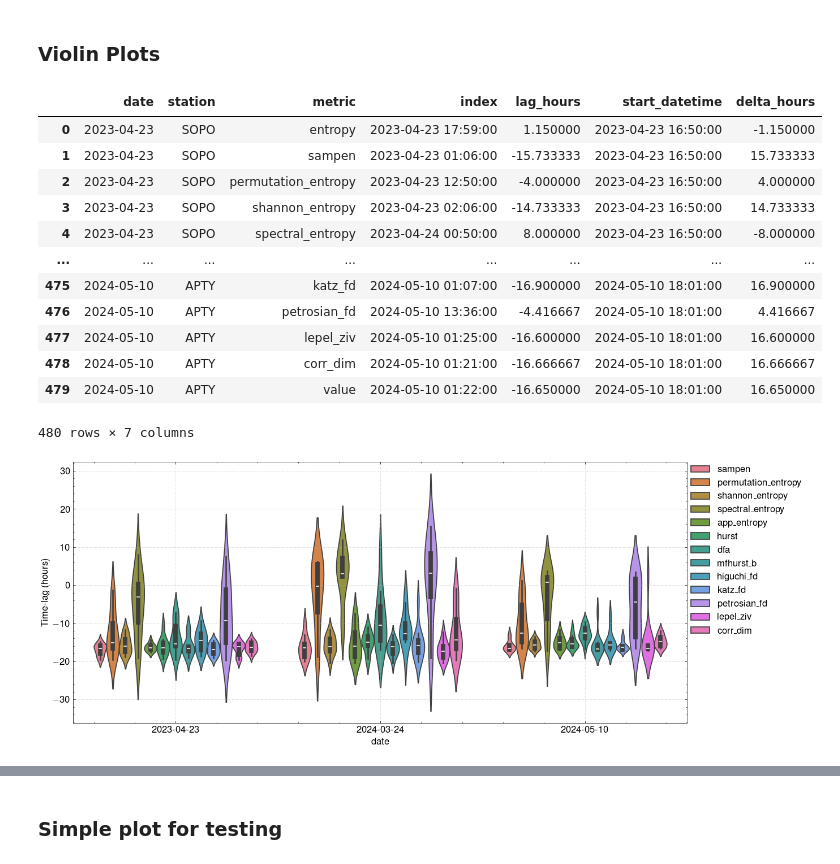
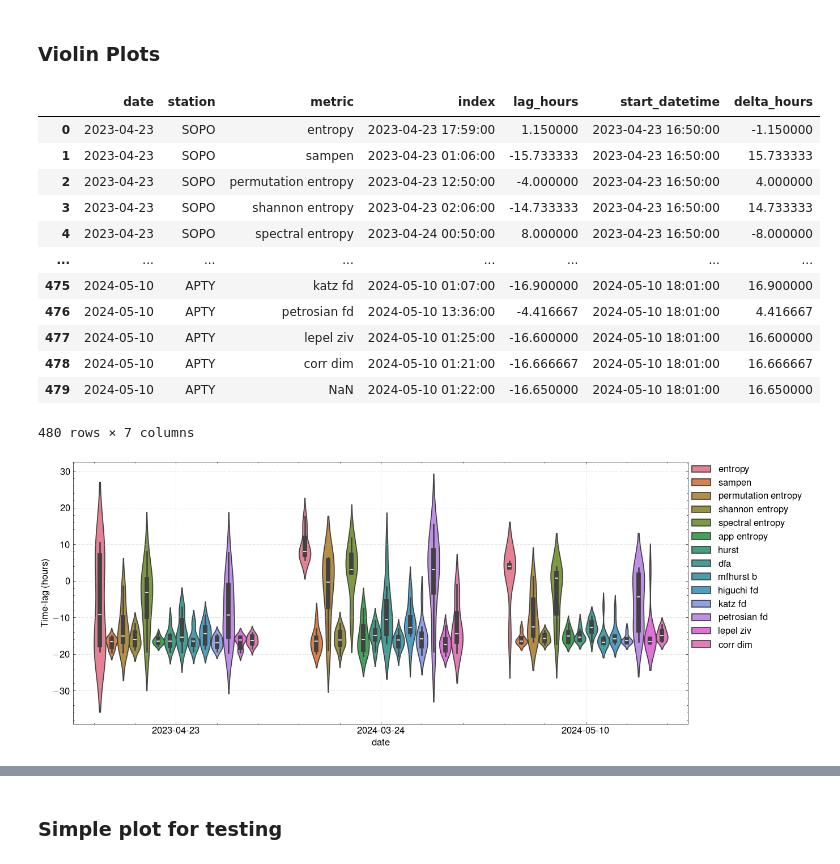
Before and after one commit to dosquisd/NMDB, a Jupyter notebook: 004_predictions.ipynb, the cells around one changed output, grey strips where cells are left out. Drawn from its saved outputs; the diff is of its cells as text; code cells hidden in the pictures.

```diff
--- a/004_predictions.ipynb
+++ b/004_predictions.ipynb
@@ -225,32 +227,41 @@ for date in date_events:
 # %%
 new_df = df.copy()
 new_df["start_datetime"] = start_datetimes
 new_df["delta_hours"] = delta_hours
+
+new_df["metric"] = new_df["metric"].map(
+    {
+        metric_original: metric_original.replace("_", " ")
+        for metric_original in METRICS
+    }
+)
+
 new_df
 # %% [output]
 |  | date | station | metric | index | lag_hours | start_datetime | delta_hours |
 | 0 | 2023-04-23 | SOPO | entropy | 2023-04-23 17:59:00 | 1.150000 | 2023-04-23 16:50:00 | -1.150000 |
 | 1 | 2023-04-23 | SOPO | sampen | 2023-04-23 01:06:00 | -15.733333 | 2023-04-23 16:50:00 | 15.733333 |
-| 2 | 2023-04-23 | SOPO | permutation_entropy | 2023-04-23 12:50:00 | -4.000000 | 2023-04-23 16:50:00 | 4.000000 |
-| 3 | 2023-04-23 | SOPO | shannon_entropy | 2023-04-23 02:06:00 | -14.733333 | 2023-04-23 16:50:00 | 14.733333 |
-| 4 | 2023-04-23 | SOPO | spectral_entropy | 2023-04-24 00:50:00 | 8.000000 | 2023-04-23 16:50:00 | -8.000000 |
+| 2 | 2023-04-23 | SOPO | permutation entropy | 2023-04-23 12:50:00 | -4.000000 | 2023-04-23 16:50:00 | 4.000000 |
+| 3 | 2023-04-23 | SOPO | shannon entropy | 2023-04-23 02:06:00 | -14.733333 | 2023-04-23 16:50:00 | 14.733333 |
+| 4 | 2023-04-23 | SOPO | spectral entropy | 2023-04-24 00:50:00 | 8.000000 | 2023-04-23 16:50:00 | -8.000000 |
 | ... | ... | ... | ... | ... | ... | ... | ... |
-| 475 | 2024-05-10 | APTY | katz_fd | 2024-05-10 01:07:00 | -16.900000 | 2024-05-10 18:01:00 | 16.900000 |
-| 476 | 2024-05-10 | APTY | petrosian_fd | 2024-05-10 13:36:00 | -4.416667 | 2024-05-10 18:01:00 | 4.416667 |
-| 477 | 2024-05-10 | APTY | lepel_ziv | 2024-05-10 01:25:00 | -16.600000 | 2024-05-10 18:01:00 | 16.600000 |
-| 478 | 2024-05-10 | APTY | corr_dim | 2024-05-10 01:21:00 | -16.666667 | 2024-05-10 18:01:00 | 16.666667 |
-| 479 | 2024-05-10 | APTY | value | 2024-05-10 01:22:00 | -16.650000 | 2024-05-10 18:01:00 | 16.650000 |
+| 475 | 2024-05-10 | APTY | katz fd | 2024-05-10 01:07:00 | -16.900000 | 2024-05-10 18:01:00 | 16.900000 |
+| 476 | 2024-05-10 | APTY | petrosian fd | 2024-05-10 13:36:00 | -4.416667 | 2024-05-10 18:01:00 | 4.416667 |
+| 477 | 2024-05-10 | APTY | lepel ziv | 2024-05-10 01:25:00 | -16.600000 | 2024-05-10 18:01:00 | 16.600000 |
+| 478 | 2024-05-10 | APTY | corr dim | 2024-05-10 01:21:00 | -16.666667 | 2024-05-10 18:01:00 | 16.666667 |
+| 479 | 2024-05-10 | APTY | NaN | 2024-05-10 01:22:00 | -16.650000 | 2024-05-10 18:01:00 | 16.650000 |
 480 rows × 7 columns
 # %%
 _, ax = plt.subplots(figsize=(14, 6))
 
 sns.violinplot(
-    data=new_df[~(new_df["metric"].isin(["entropy", "value"]))],
+    data=new_df[~(new_df["metric"].isin(irrelevant_metrics))],
     x="date",
     y="lag_hours",
     hue="metric",
     inner="box",
     scale="width",
+    palette="husl",
     ax=ax,
 )
 
@@ -261,7 +272,7 @@ ax.legend(bbox_to_anchor=(1, 1), loc="upper left", borderaxespad=0.0)
 plt.savefig(f"./figures/{event_replace}/violin_derivatives{suffix}.pdf", bbox_inches="tight")
 plt.show()
 # %% [output]
-[figure, old version]
+[figure, new version]
 # %%
 for date in date_events:
     _, ax = plt.subplots(figsize=(14, 6))
```
Also changed, not shown: parts of 2 cells of this notebook, 4 other files.
